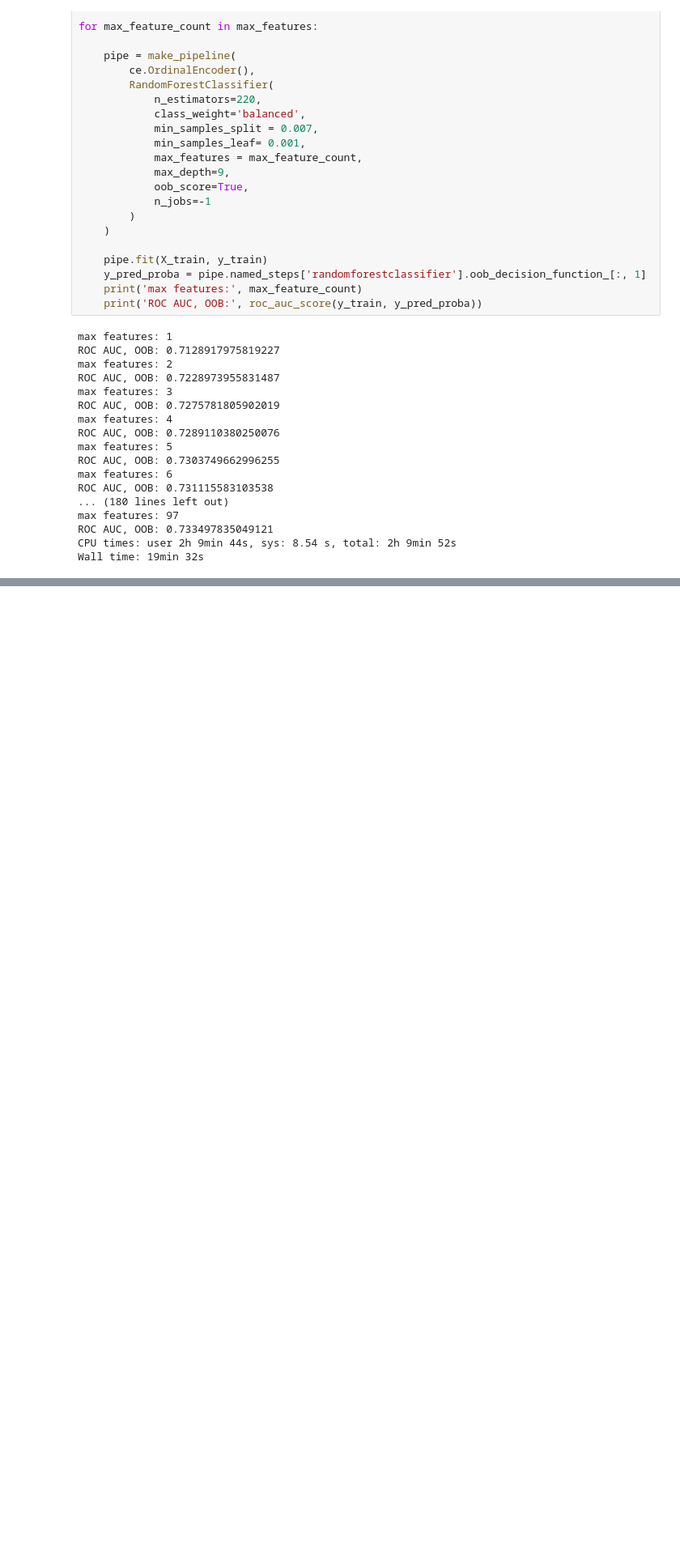
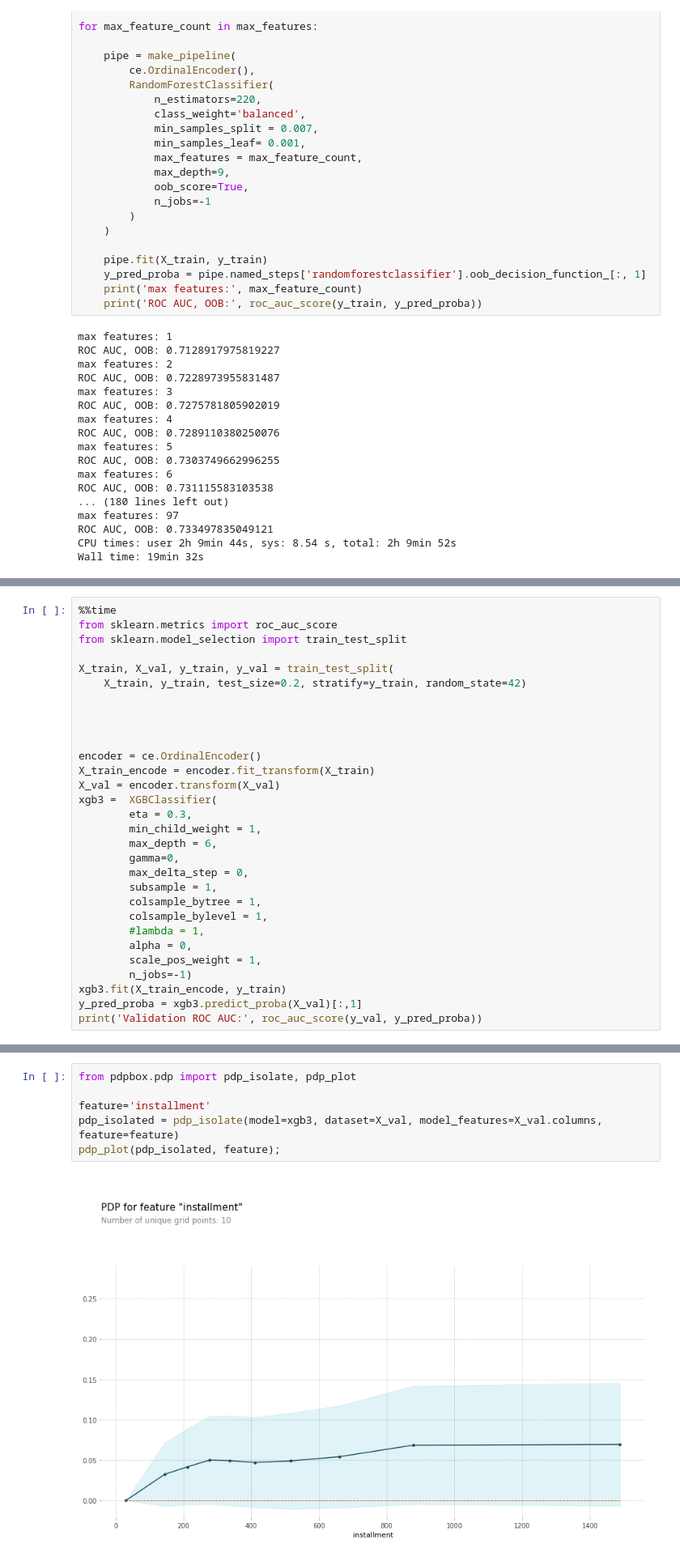
Before and after one commit to bloominstituteoftechnology/DS-Unit-4-Sprint-1-Tree-Ensembles, a Jupyter notebook: kaggle-comp/ds1-tree-ensembles/Kaggle-Comp-models-1.ipynb, the cells around one changed output, grey strips where cells are left out. Shown at 81% size. Cells and saved outputs as stored; diff of their text form; blank space fills up the shorter version.

```diff
--- a/kaggle-comp/ds1-tree-ensembles/Kaggle-Comp-models-1.ipynb
+++ b/kaggle-comp/ds1-tree-ensembles/Kaggle-Comp-models-1.ipynb
@@ -428,0 +511,30 @@ Wall time: 19min 32s
+# %%
+%%time
+from sklearn.metrics import roc_auc_score
+from sklearn.model_selection import train_test_split
+
+X_train, X_val, y_train, y_val = train_test_split(
+    X_train, y_train, test_size=0.2, stratify=y_train, random_state=42)
+
+
+
+
+encoder = ce.OrdinalEncoder()
+X_train_encode = encoder.fit_transform(X_train)
+X_val = encoder.transform(X_val)
+xgb3 =  XGBClassifier(
+        eta = 0.3,
+        min_child_weight = 1,
+        max_depth = 6,
+        gamma=0,
+        max_delta_step = 0,
+        subsample = 1,
+        colsample_bytree = 1,
+        colsample_bylevel = 1,
+        #lambda = 1,
+        alpha = 0,
+        scale_pos_weight = 1,
+        n_jobs=-1)
+xgb3.fit(X_train_encode, y_train)
+y_pred_proba = xgb3.predict_proba(X_val)[:,1]
+print('Validation ROC AUC:', roc_auc_score(y_val, y_pred_proba))
@@ -428,0 +545,8 @@ Wall time: 19min 32s
+# %%
+from pdpbox.pdp import pdp_isolate, pdp_plot
+
+feature='installment'
+pdp_isolated = pdp_isolate(model=xgb3, dataset=X_val, model_features=X_val.columns, feature=feature)
+pdp_plot(pdp_isolated, feature);
+# %% [output]
+[figure, added]
```
Also changed, not shown: parts of 22 cells of this notebook, 10 other files.
